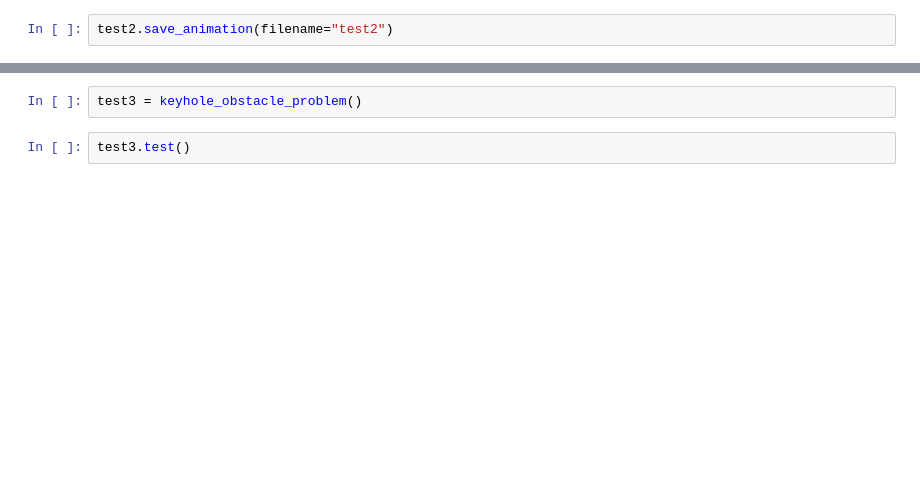
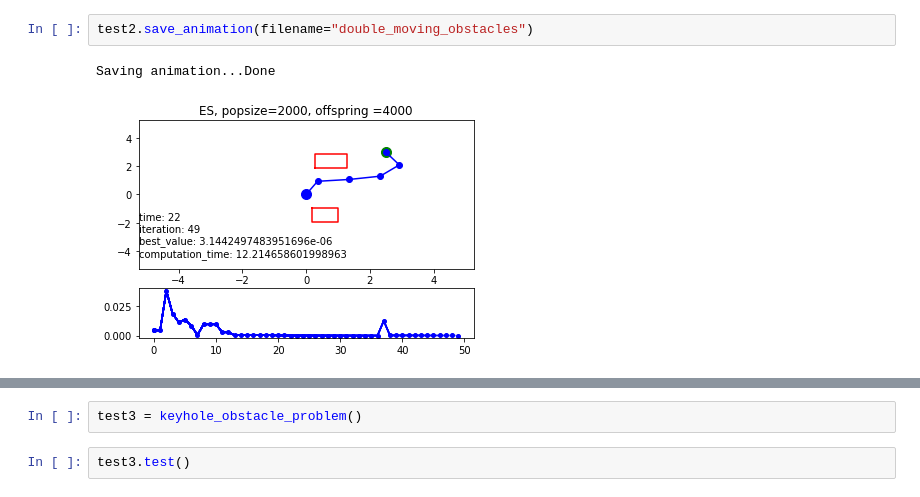
Before and after one commit to mfirgo/EAproject-reverse_kinematics, a Jupyter notebook: test_cases.ipynb, the cells around one changed output, grey strips where cells are left out. Drawn from its saved outputs; the diff is of its cells as text; blank space fills up the shorter version.

```diff
--- a/test_cases.ipynb
+++ b/test_cases.ipynb
@@ -19,3 +99,6 @@ test2.print_plots()
 # %%
-test2.save_animation(filename="test2")
+test2.save_animation(filename="double_moving_obstacles")
+# %% [output]
+Saving animation...Done
+[figure, added]
 # %%
```
Also changed, not shown: parts of 57 cells of this notebook, 7 other files.
